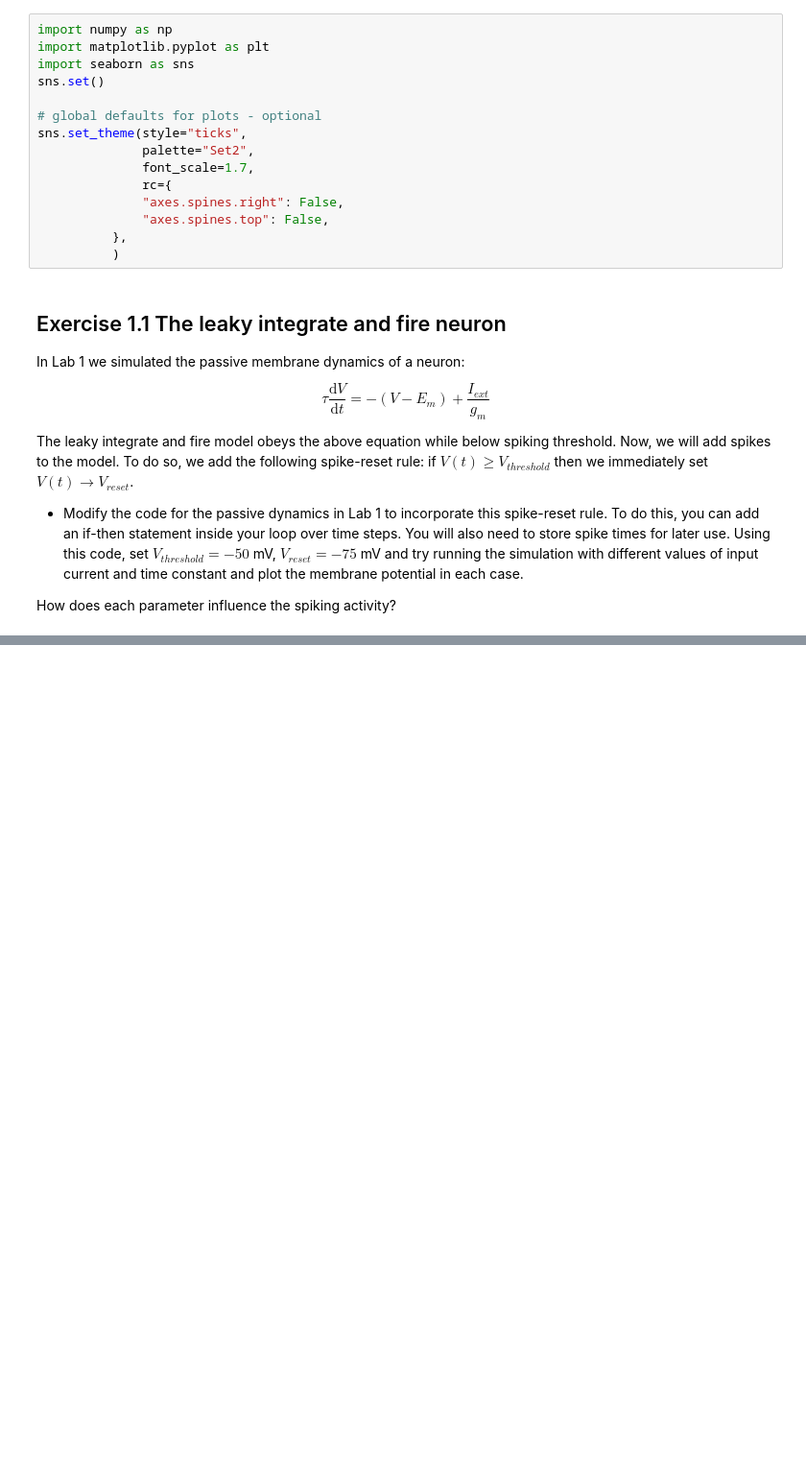
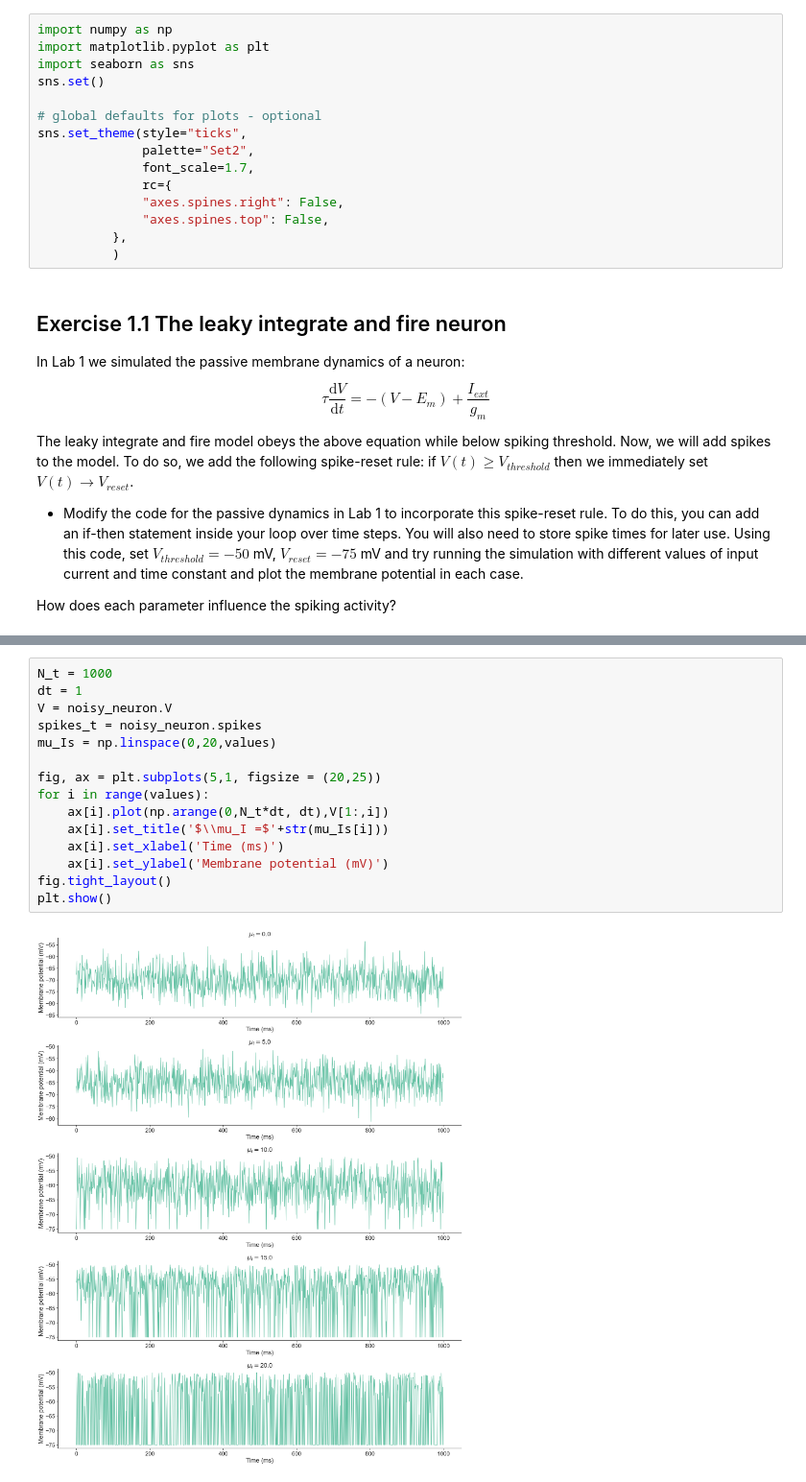
Before and after one commit to plaunezkiy/CNS, a Jupyter notebook: labs/lab2.ipynb, the cells around one changed output, grey strips where cells are left out. Shown at 96% size. Drawn from its saved outputs; the diff is of its cells as text; blank space fills up the shorter version.

```diff
--- a/labs/lab2.ipynb
+++ b/labs/lab2.ipynb
@@ -177,0 +288,17 @@ plt.show()
+# %%
+N_t = 1000
+dt = 1
+V = noisy_neuron.V
+spikes_t = noisy_neuron.spikes
+mu_Is = np.linspace(0,20,values)
+
+fig, ax = plt.subplots(5,1, figsize = (20,25))
+for i in range(values):
+    ax[i].plot(np.arange(0,N_t*dt, dt),V[1:,i])
+    ax[i].set_title('$\\mu_I =$'+str(mu_Is[i]))
+    ax[i].set_xlabel('Time (ms)')
+    ax[i].set_ylabel('Membrane potential (mV)')
+fig.tight_layout()
+plt.show()
+# %% [output]
+[figure, added]
```
Also changed, not shown: parts of 17 cells of this notebook, 8 other files.
